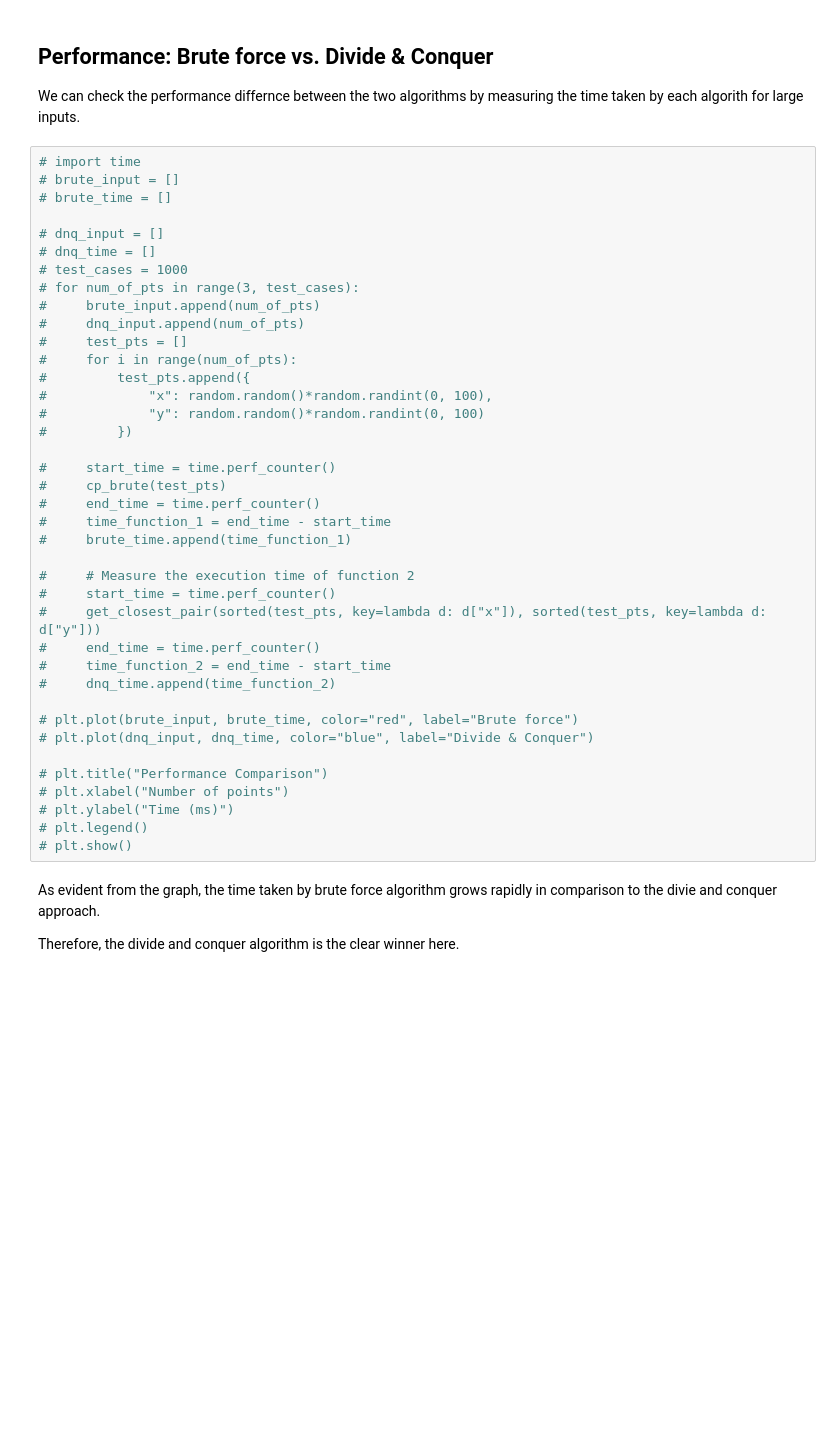
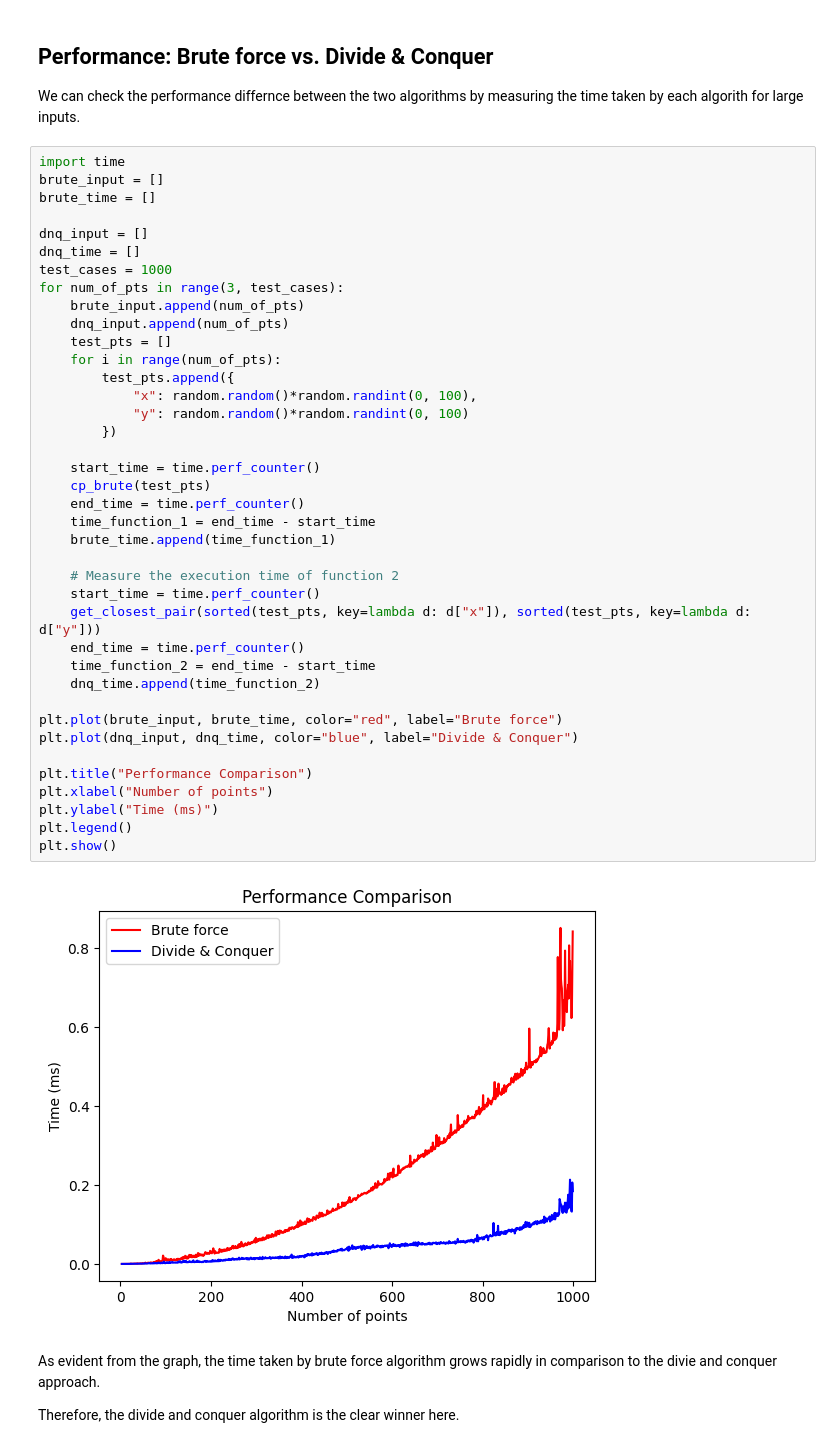
Before and after one commit to amkhrjee/algorithms-notebook, a Jupyter notebook: ClosestPair.ipynb, the cells around one changed output. Cells and saved outputs as stored; diff of their text form; blank space fills up the shorter version.

```diff
--- a/ClosestPair.ipynb
+++ b/ClosestPair.ipynb
@@ -209,44 +211,46 @@ def randomized_cp(point_list):
 
 We can check the performance differnce between the two algorithms by measuring the time taken by each algorith for large inputs.
 # %%
-# import time
-# brute_input = []
-# brute_time = []
+import time
+brute_input = []
+brute_time = []
 
-# dnq_input = []
-# dnq_time = []
-# test_cases = 1000
-# for num_of_pts in range(3, test_cases):
-#     brute_input.append(num_of_pts)
-#     dnq_input.append(num_of_pts)
-#     test_pts = []
-#     for i in range(num_of_pts):
-#         test_pts.append({
-#             "x": random.random()*random.randint(0, 100),
-#             "y": random.random()*random.randint(0, 100)
-#         })
+dnq_input = []
+dnq_time = []
+test_cases = 1000
+for num_of_pts in range(3, test_cases):
+    brute_input.append(num_of_pts)
+    dnq_input.append(num_of_pts)
+    test_pts = []
+    for i in range(num_of_pts):
+        test_pts.append({
+            "x": random.random()*random.randint(0, 100),
+            "y": random.random()*random.randint(0, 100)
+        })
 
-#     start_time = time.perf_counter()
-#     cp_brute(test_pts)
-#     end_time = time.perf_counter()
-#     time_function_1 = end_time - start_time
-#     brute_time.append(time_function_1)
+    start_time = time.perf_counter()
+    cp_brute(test_pts)
+    end_time = time.perf_counter()
+    time_function_1 = end_time - start_time
+    brute_time.append(time_function_1)
 
-#     # Measure the execution time of function 2
-#     start_time = time.perf_counter()
-#     get_closest_pair(sorted(test_pts, key=lambda d: d["x"]), sorted(test_pts, key=lambda d: d["y"]))
-#     end_time = time.perf_counter()
-#     time_function_2 = end_time - start_time
-#     dnq_time.append(time_function_2)
+    # Measure the execution time of function 2
+    start_time = time.perf_counter()
+    get_closest_pair(sorted(test_pts, key=lambda d: d["x"]), sorted(test_pts, key=lambda d: d["y"]))
+    end_time = time.perf_counter()
+    time_function_2 = end_time - start_time
+    dnq_time.append(time_function_2)
 
-# plt.plot(brute_input, brute_time, color="red", label="Brute force")
-# plt.plot(dnq_input, dnq_time, color="blue", label="Divide & Conquer")
+plt.plot(brute_input, brute_time, color="red", label="Brute force")
+plt.plot(dnq_input, dnq_time, color="blue", label="Divide & Conquer")
 
-# plt.title("Performance Comparison")
-# plt.xlabel("Number of points")
-# plt.ylabel("Time (ms)")
-# plt.legend()
-# plt.show()
+plt.title("Performance Comparison")
+plt.xlabel("Number of points")
+plt.ylabel("Time (ms)")
+plt.legend()
+plt.show()
+# %% [output]
+[figure, added]
 # %% [markdown]
 As evident from the graph, the time taken by brute force algorithm grows rapidly in comparison to the divie and conquer approach.
 
```
Also changed, not shown: parts of 4 cells of this notebook, 2 other files.
